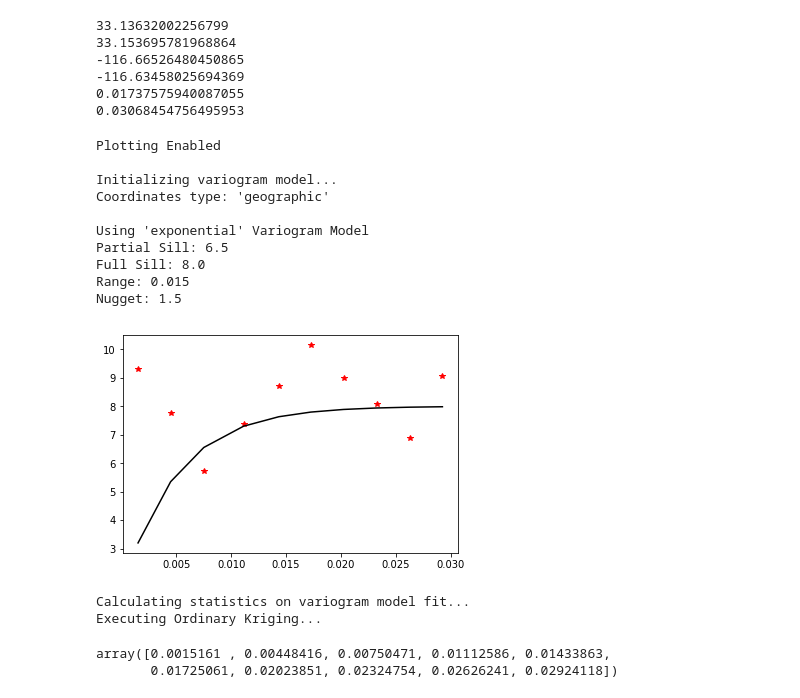
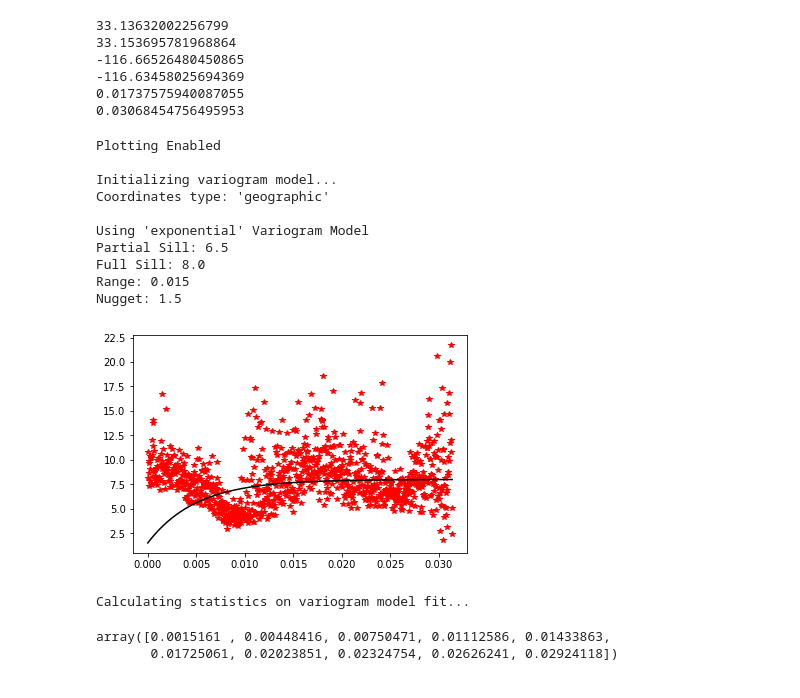
Before and after one commit to hwright-ucsb/tvws-solver, a Jupyter notebook: model_exp/kriging_experiments.ipynb, the cells around one changed output. Cells and saved outputs as stored; diff of their text form; code cells hidden in the pictures.

```diff
--- a/model_exp/kriging_experiments.ipynb
+++ b/model_exp/kriging_experiments.ipynb
@@ -209,38 +209,37 @@ def wave_variogram_model(m, d):
 # Create the ordinary kriging object. Required inputs are the X-coordinates of
 # the data points, the Y-coordinates of the data points, and the Z-values of the
 # data points. If no variogram model is specified, defaults to a linear variogram
 # model. If no variogram model parameters are specified, then the code automatically
 # calculates the parameters by fitting the variogram model to the binned
 # experimental semivariogram. The verbose kwarg controls code talk-back, and
 # the enable_plotting kwarg controls the display of the semivariogram.
 
 #example:
 # OK = OrdinaryKriging(data[:, 0], data[:, 1], data[:, 2],
             #variogram_model='linear', verbose=False, enable_plotting=False)
 
 slopop = []
 dws=[]
 #psill, range, nugget [-2,0.9,9]
 vparams = [8,0.015,1.5]
 abs_rf_freqs = [abs(x) for x in rf_freqs]
-OK = OrdinaryKriging(lats, long, abs_rf_freqs, variogram_model='exponential', nlags = 10,
+OK = OrdinaryKriging(lats, long, abs_rf_freqs, variogram_model='exponential', nlags = 1000,
                      variogram_parameters=vparams, variogram_function=wave_variogram_model,
                      verbose=True, enable_plotting=True, coordinates_type='geographic')
-z_abs, ss_abs = OK.execute('grid', lat_mesh_flat, long_mesh_flat)
+#z_abs, ss_abs = OK.execute('grid', lat_mesh_flat, long_mesh_flat)
 # %% [output]
 Plotting Enabled
 
 Initializing variogram model...
 Coordinates type: 'geographic'
 
 Using 'exponential' Variogram Model
 Partial Sill: 6.5
 Full Sill: 8.0
 Range: 0.015
 Nugget: 1.5
-[figure, old version]
+[figure, new version]
 Calculating statistics on variogram model fit...
-Executing Ordinary Kriging...
 # %%
 OK.lags
 # %% [output]
```
Also changed, not shown: 1 other file.
